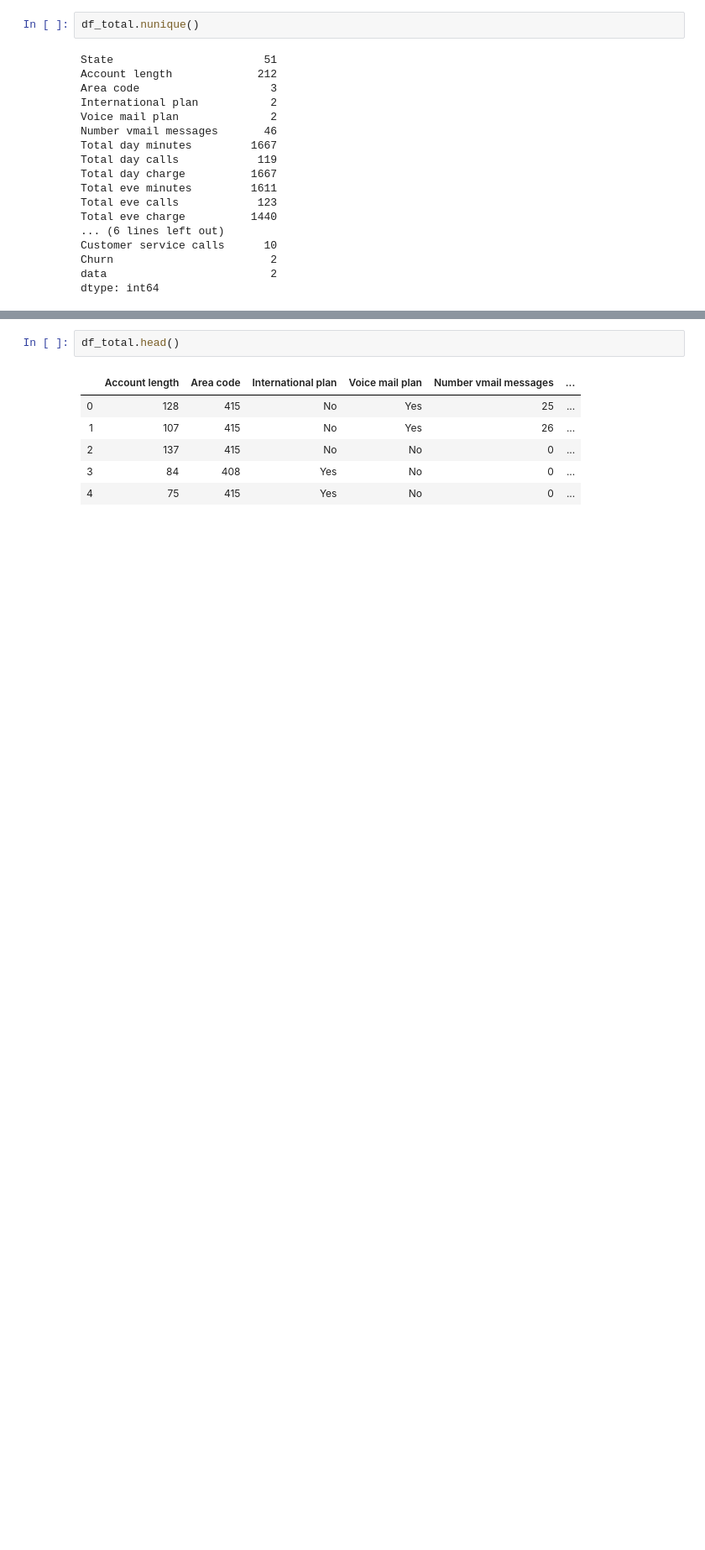
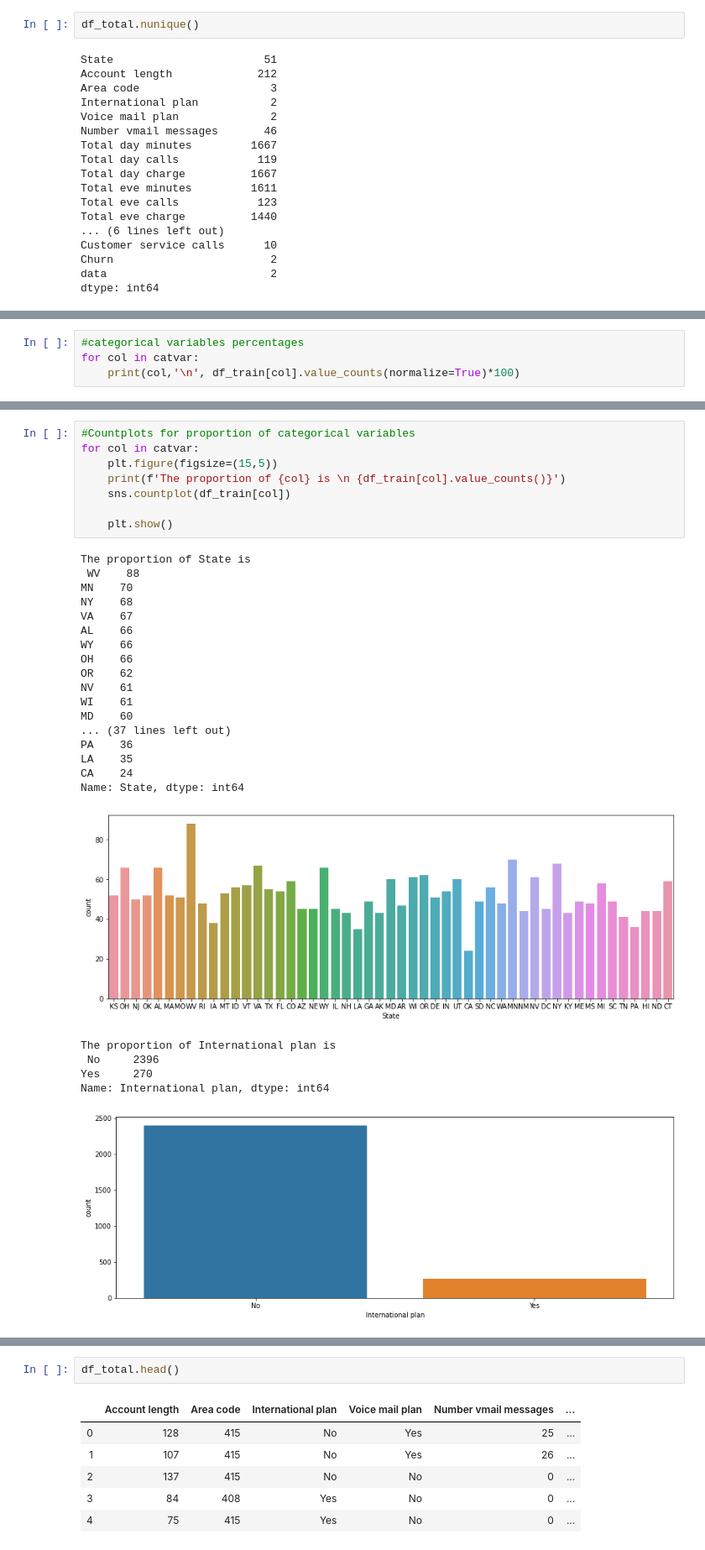
Before and after one commit to Niranjan2909/Telecom-Churn, a Jupyter notebook: Telecom Churn .ipynb, the cells around one changed output, grey strips where cells are left out. Shown at 84% size. Saved outputs shown, nothing was run; the diff lists cells and outputs as text; blank space fills up the shorter version.

```diff
--- a/Telecom Churn .ipynb
+++ b/Telecom Churn .ipynb
@@ -160,0 +179,4 @@ sns.heatmap(df_total.corr())
+# %%
+#categorical variables percentages
+for col in catvar:
+    print(col,'\n', df_train[col].value_counts(normalize=True)*100)
@@ -160,0 +201,32 @@ sns.heatmap(df_total.corr())
+# %%
+#Countplots for proportion of categorical variables
+for col in catvar:
+    plt.figure(figsize=(15,5))
+    print(f'The proportion of {col} is \n {df_train[col].value_counts()}')
+    sns.countplot(df_train[col])
+
+    plt.show()
+# %% [output]
+The proportion of State is
+ WV    88
+MN    70
+NY    68
+VA    67
+AL    66
+WY    66
+OH    66
+OR    62
+NV    61
+WI    61
+MD    60
+... (37 lines left out)
+PA    36
+LA    35
+CA    24
+Name: State, dtype: int64
+[figure, added]
+The proportion of International plan is
+ No     2396
+Yes     270
+Name: International plan, dtype: int64
+[figure, added]
```
Also changed, not shown: parts of 56 cells of this notebook.
